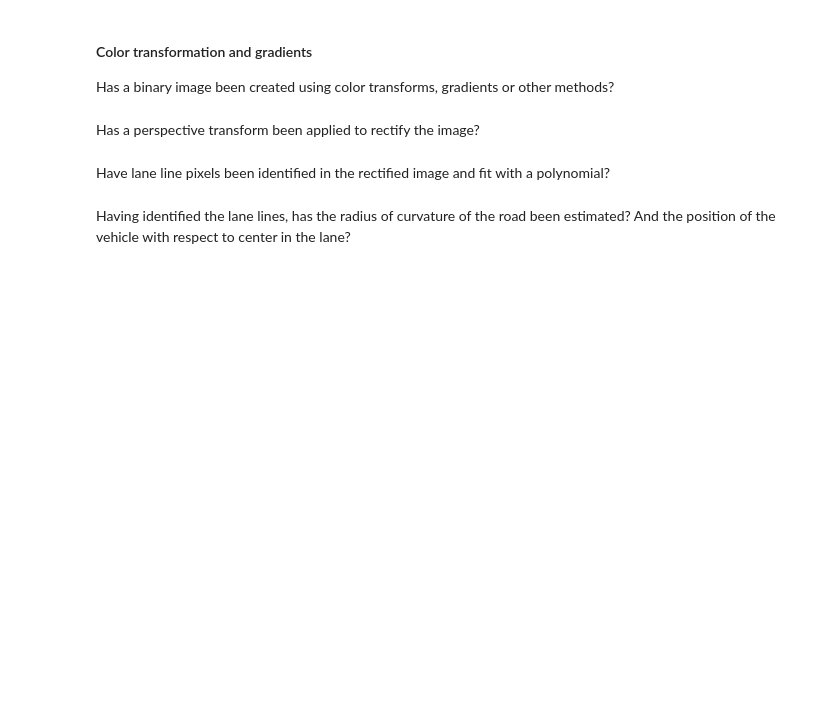
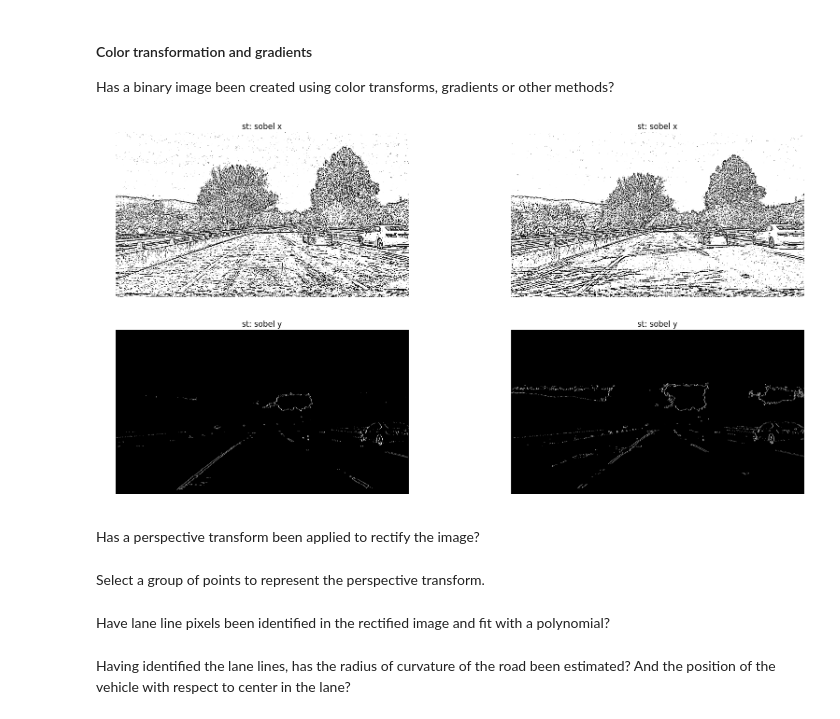
Before and after one commit to yhoazk/CarND-Advanced-Lane-Lines, a Jupyter notebook: Advanced_Lane_lines.ipynb, the cells around one changed output. Cells and saved outputs as stored; diff of their text form; code cells hidden in the pictures; blank space fills up the shorter version.

```diff
--- a/Advanced_Lane_lines.ipynb
+++ b/Advanced_Lane_lines.ipynb
@@ -37,8 +37,8 @@ def plot_imgArr(img_arr, label=None, predict=None, gray=False, n=2):
     :gray: True if the image is to be shown in black and white
     :n: The number of 2 image rows.
     """
-    f, arr = plt.subplots(n,2)
-    print(img_arr[0].shape)
+    f, arr = plt.subplots(n,2, figsize=(20,10))
+
     for n, subplt in enumerate(arr.reshape(-1)):
         if gray:
             subplt.imshow(img_arr[n],  cmap='gray')
@@ -135,8 +176,48 @@ Has the distortion correction been correctly applied to each image?
 # %% [markdown]
 #### Color transformation and gradients
 Has a binary image been created using color transforms, gradients or other methods?
+# %%
+# With the undistored images Check which combinations of color-space and
+# gradients give a better lane detection
+def car_sobel(gray_img, dir='x', k_size=3):
+    if dir == 'x':
+        sobel_img = np.abs(cv2.Sobel(gray_img,cv2.CV_64F, 1,0, ksize=k_size))
+    else:
+        sobel_img = np.abs(cv2.Sobel(gray_img,cv2.CV_64F, 0,1, ksize=k_size))
+    scaled =sobel_img# np.uint8(255*sobel_img/np.max(sobel_img))
+    return scaled
+
+def bw_threshold(img, lim=(127,255)):
+    """
+    Takes a B/W 8 bit image and applies the threshold operation
+    """
+
+#    if img.shape[2] != 1:
+    #img = np.uint8(cv2.cvtColor(img, cv2.COLOR_RGB2GRAY))
+
+    th_img = np.zeros_like(img)
+    th_img[(img > lim[0])&(img <= lim[1])] = 1
+    return th_img
+
+def car_laplacian(img):
+    return cv2.Laplacian(img,cv2.CV_64F)
+
+
+# apply sobel for the default X direction
+bw_imgs_x = [car_sobel(bw_threshold(im, (200,255)))[:,:,1] for im in undist_img]
+#plt.imshow(car_sobel(cv2.medianBlur(sobel_imgs_x[2], 5)), cmap='gray')
+#plt.imshow(bw_threshold(car_sobel(s_chan)), cmap='gray')
+
+# apply sobel for the Y direction
+sobel_imgs_y = [car_sobel(bw_threshold(im, (200,255))[:,:,1], dir='x') for im in undist_img]
+title = ['sobel x','sobel x',  'sobel y','sobel y']
+plot_imgArr([*sobel_imgs_x[2:4], *sobel_imgs_y[2:4]], label=title, n=2, gray=True)
+# %% [output]
+[figure, added]
 # %% [markdown]
 Has a perspective transform been applied to rectify the image?
+# %% [markdown]
+Select a group of points to represent the perspective transform.
 # %% [markdown]
 Have lane line pixels been identified in the rectified image and fit with a polynomial?
 # %% [markdown]
```
Also changed, not shown: parts of 6 cells of this notebook, 1 other file.
